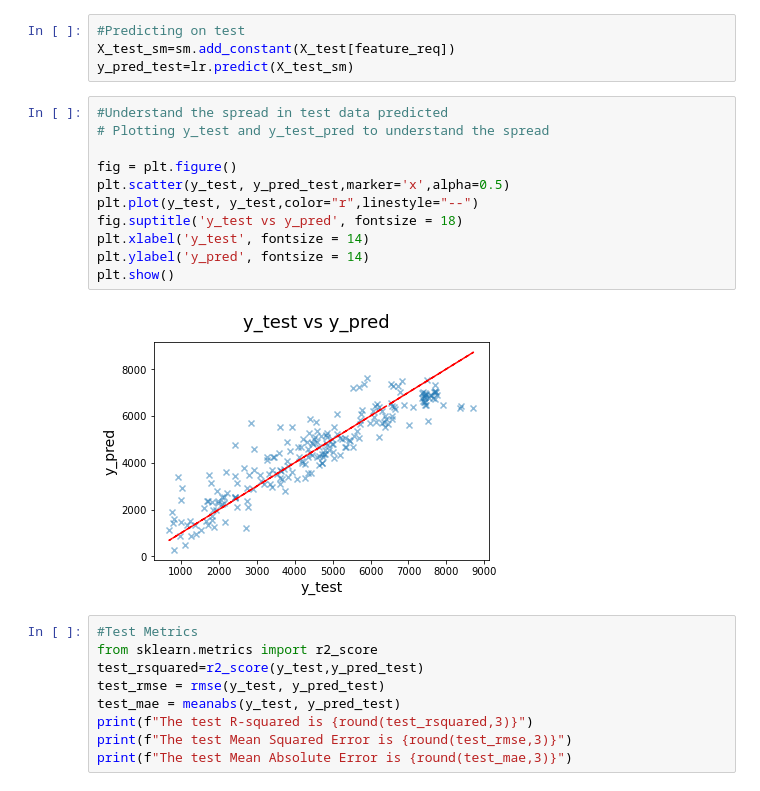
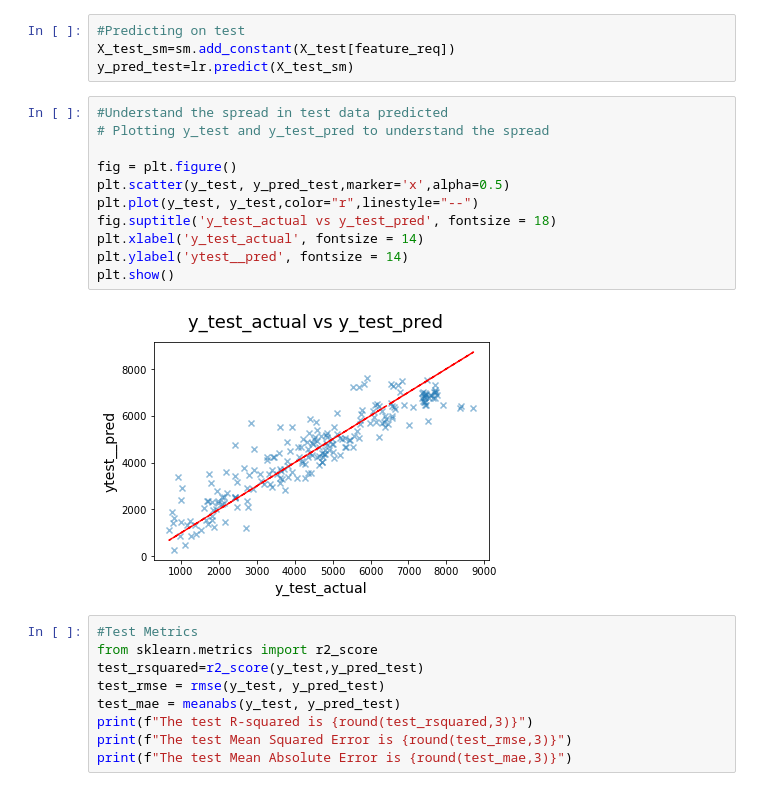
Before and after one commit to karthickchetti/Bike_Sharing, a Jupyter notebook: Bike_Sharing.ipynb, the cells around one changed output. Saved outputs shown, nothing was run; the diff lists cells and outputs as text.

```diff
--- a/Bike_Sharing.ipynb
+++ b/Bike_Sharing.ipynb
@@ -761,16 +785,16 @@ y_pred_test=lr.predict(X_test_sm)
 # %%
 #Understand the spread in test data predicted
 # Plotting y_test and y_test_pred to understand the spread
 
 fig = plt.figure()
 plt.scatter(y_test, y_pred_test,marker='x',alpha=0.5)
 plt.plot(y_test, y_test,color="r",linestyle="--")
-fig.suptitle('y_test vs y_pred', fontsize = 18)
-plt.xlabel('y_test', fontsize = 14)
-plt.ylabel('y_pred', fontsize = 14)
+fig.suptitle('y_test_actual vs y_test_pred', fontsize = 18)
+plt.xlabel('y_test_actual', fontsize = 14)
+plt.ylabel('ytest__pred', fontsize = 14)
 plt.show()
 # %% [output]
-[figure, old version]
+[figure, new version]
 # %%
 #Test Metrics
 from sklearn.metrics import r2_score
```
Also changed, not shown: parts of 17 cells of this notebook.
